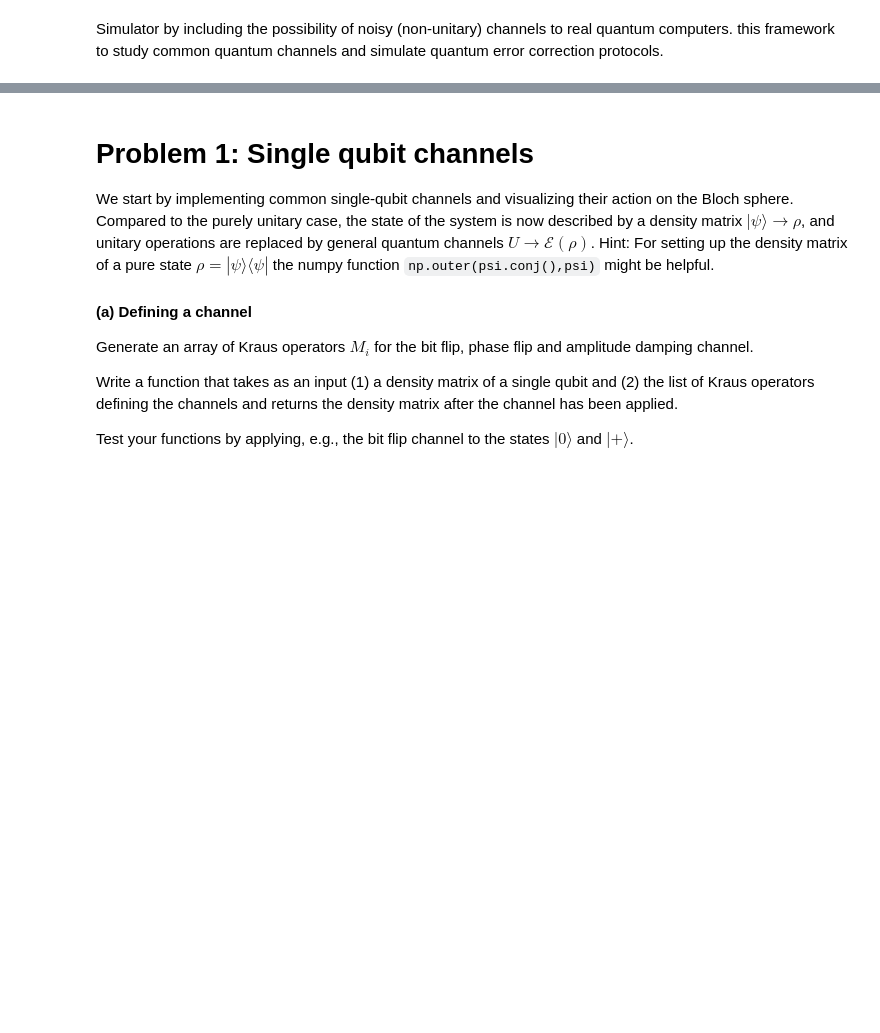
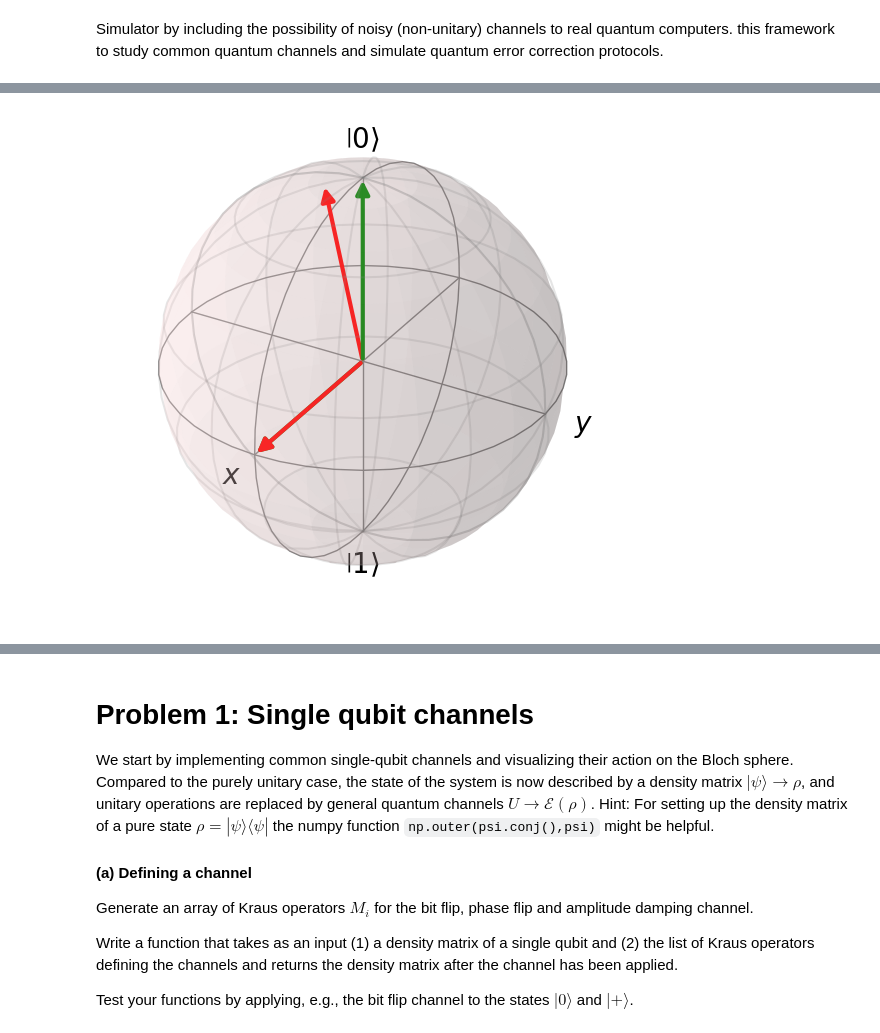
Before and after one commit to Abiyzelalem27/Quantum_Algorithms, a Jupyter notebook: Simulating_noisy_gate.ipynb, the cells around one changed output, grey strips where cells are left out. Drawn from its saved outputs; the diff is of its cells as text; code cells hidden in the pictures; blank space fills up the shorter version.

```diff
--- a/Simulating_noisy_gate.ipynb
+++ b/Simulating_noisy_gate.ipynb
@@ -60,0 +154,18 @@ from qutip import Bloch
+# %%
+from qutip import Bloch
+
+b = Bloch()
+b.vector_color = ['green','green','red','red']
+
+# Original states
+b.add_vectors(bloch_vector_manual(rho0))
+b.add_vectors(bloch_vector_manual(rho_plus))
+
+# After X-channel
+b.add_vectors(bloch_vector_manual(rho0_x))
+b.add_vectors(bloch_vector_manual(rho_plus_x))
+
+b.title = "X-axis Random Rotation Channel Effect"
+b.show()
+# %% [output]
+[figure, added]
```
Also changed, not shown: parts of 20 cells of this notebook, 2 other files.
